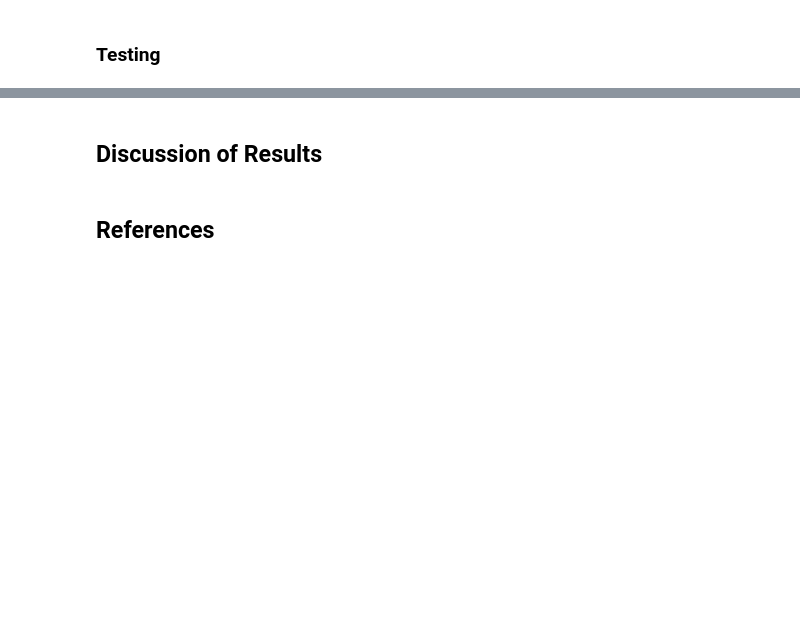
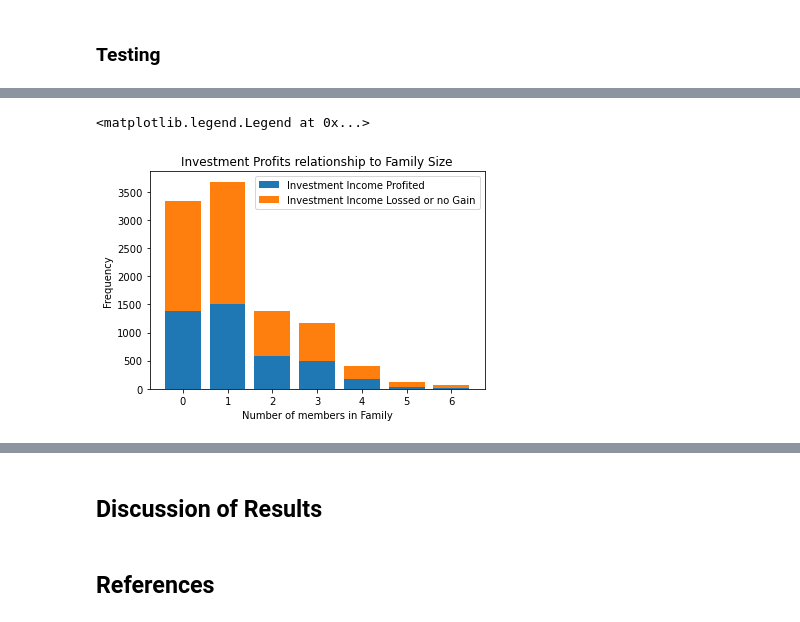
Before and after one commit to izk20/DSCI-310-Group-10, a Jupyter notebook: analysis.ipynb, the cells around one changed output, grey strips where cells are left out. Saved outputs shown, nothing was run; the diff lists cells and outputs as text; code cells hidden in the pictures; blank space fills up the shorter version.

```diff
--- a/analysis.ipynb
+++ b/analysis.ipynb
@@ -351,0 +385,14 @@ pipe_final.score(X_test_2, Y_test_2)
+# %%
+#create table to represent true value counts
+X_test_2_processed = preprocessor.fit_transform(X_test_2)
+complete_df = pd.DataFrame(X_test_2_processed, columns = ["EFMJIE","EFSIZE"])
+#Appending Y axes back into pipedlined data
+complete_df['EFINVA_Made_Money'] = processed['EFINVA_Made_Money']
+
+#group by to count specific groups in dataframe
+true_counts = pd.DataFrame(complete_df.groupby(['EFSIZE',
+                                                'EFMJIE',
+                                                'EFINVA_Made_Money']).size().reset_index()
+                          )
+true_counts = true_counts.rename(columns={0:"counts"})
+true_counts
@@ -351,0 +417,31 @@ pipe_final.score(X_test_2, Y_test_2)
+# %%
+#bar showing the true profit based on family size for non-major income earners
+bar_width = 0.35
+is_major_income_earner = 0.0
+#get all family sizes
+categories_profits = sorted(true_counts.loc[(true_counts['EFMJIE'] == is_major_income_earner) &
+                                            (true_counts['EFINVA_Made_Money'] == True)]['EFSIZE'].unique())
+categories_loss = sorted(true_counts.loc[(true_counts['EFMJIE'] == is_major_income_earner) &
+                                         (true_counts['EFINVA_Made_Money'] == True)]['EFSIZE'].unique())
+#separate counted data for plotting
+p0_profits = true_counts.loc[(true_counts['EFMJIE'] == is_major_income_earner) &
+                             (true_counts['EFINVA_Made_Money'] == True)]['counts']
+p0_loss = true_counts.loc[(true_counts['EFMJIE'] == is_major_income_earner) &
+                          (true_counts['EFINVA_Made_Money']== False)]['counts']
+#account for
+p0_profits_plt = plt.bar(categories_profits,
+                         p0_profits,
+                         label = 'Investment Income Profited')
+p0_loss_plt = plt.bar(categories_loss,
+                      p0_loss,
+                      bottom=p0_profits,
+                      label = 'Investment Income Lossed or no Gain')
+
+#stylize plot
+plt.title('Investment Profits relationship to Family Size')
+plt.ylabel('Frequency')
+plt.xlabel('Number of members in Family')
+plt.legend()
+# %% [output]
+<matplotlib.legend.Legend at 0x...>
+[figure, added]
```
Also changed, not shown: parts of 19 cells of this notebook.
